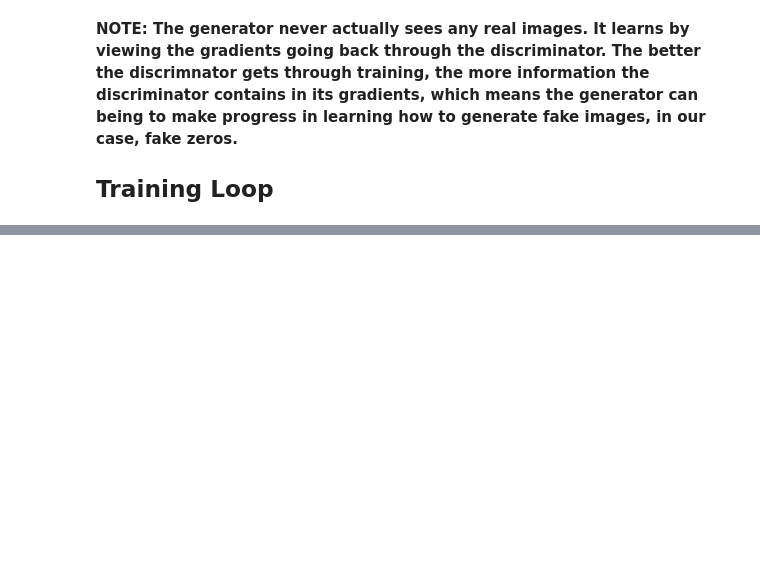
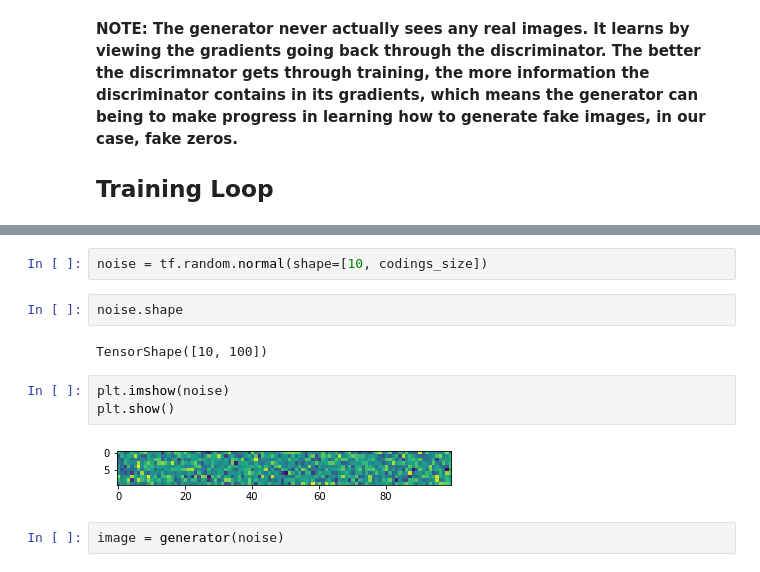
Before and after one commit to jordanfalcao/tensorflow2-deeplearning, a Jupyter notebook: 09-GANs/01_Generative_Adversarial_Networks.ipynb, the cells around one changed output, grey strips where cells are left out. Cells and saved outputs as stored; diff of their text form; blank space fills up the shorter version.

```diff
--- a/09-GANs/01_Generative_Adversarial_Networks.ipynb
+++ b/09-GANs/01_Generative_Adversarial_Networks.ipynb
@@ -182,0 +230,13 @@ for epoch in range(epochs):
+# %%
+noise = tf.random.normal(shape=[10, codings_size])
+# %%
+noise.shape
+# %% [output]
+TensorShape([10, 100])
+# %%
+plt.imshow(noise)
+plt.show()
+# %% [output]
+[figure, added]
+# %%
+image = generator(noise)
```
Also changed, not shown: parts of 12 cells of this notebook, 1 other file.
